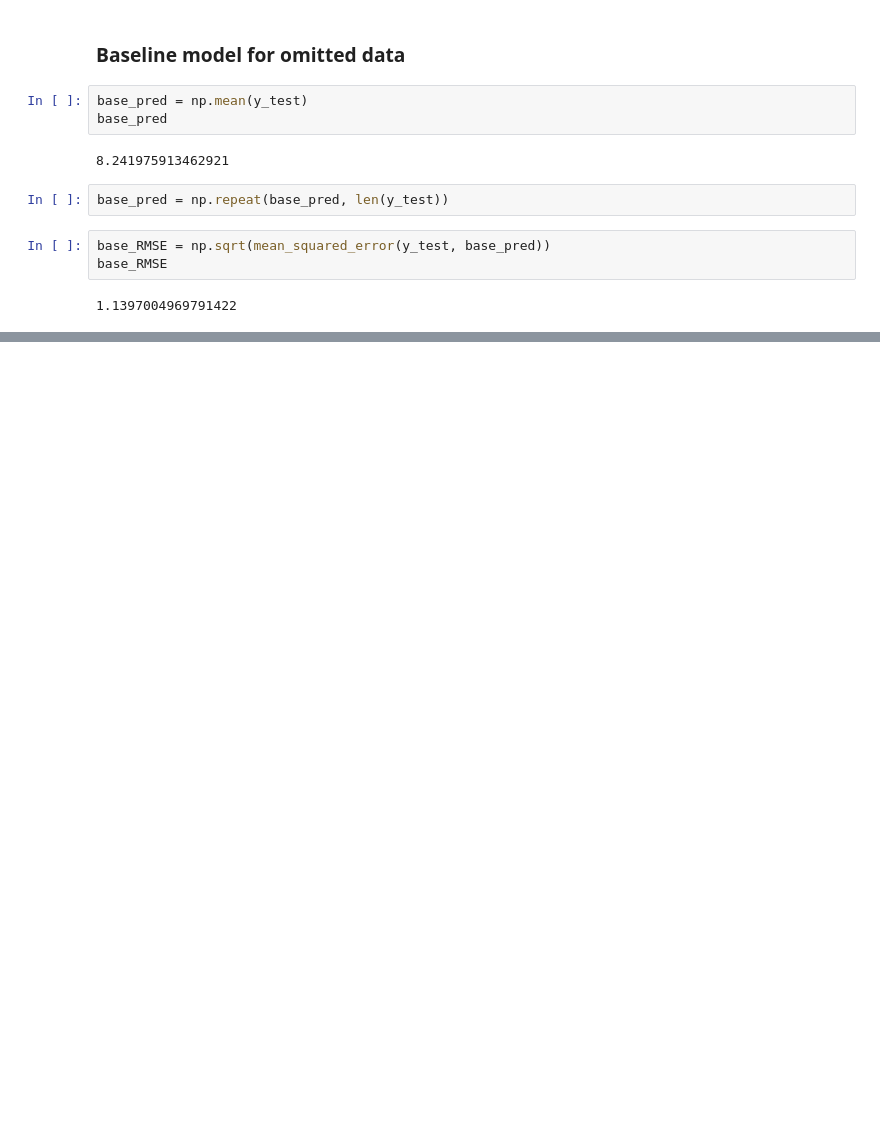
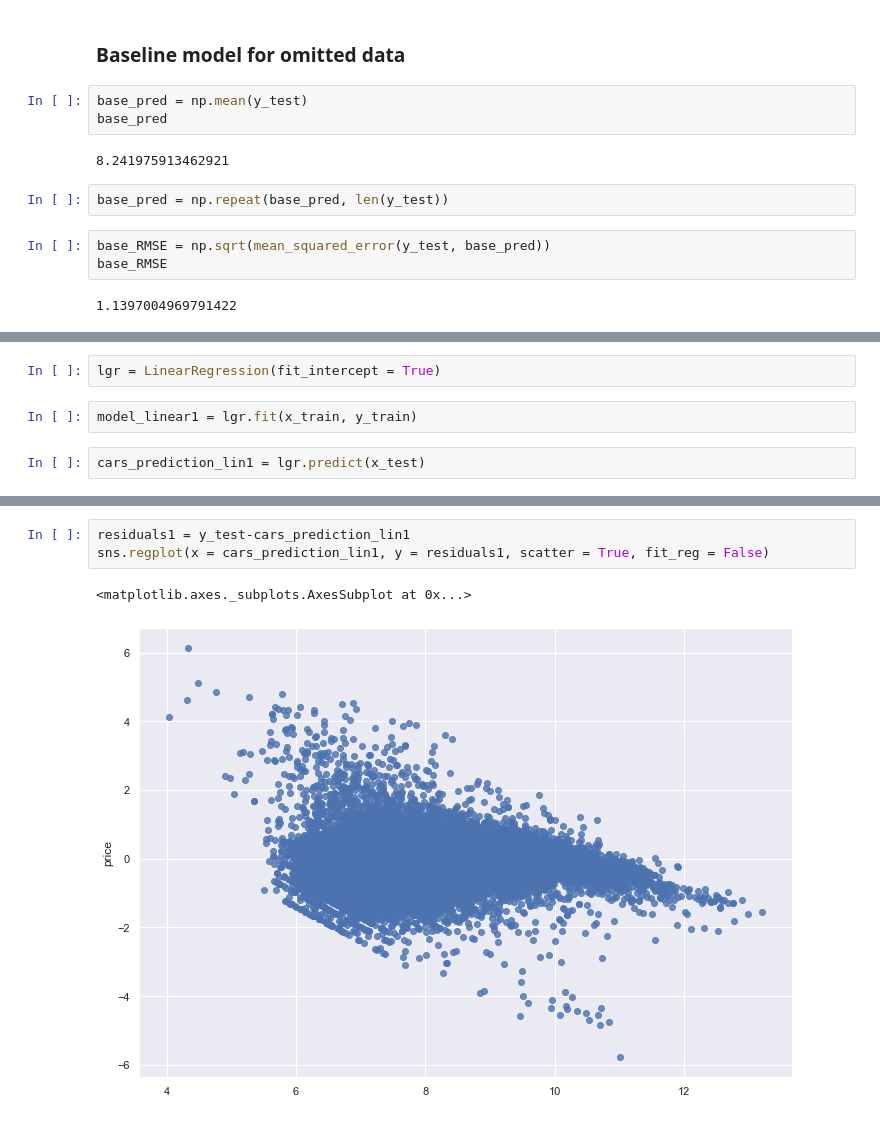
Before and after one commit to ketan9808/ML_Car_price_prediction, a Jupyter notebook: Car_price_prediction.ipynb, the cells around one changed output, grey strips where cells are left out. Saved outputs shown, nothing was run; the diff lists cells and outputs as text; blank space fills up the shorter version.

Commit message:
Added Linear Regression model for data with na values omitted

```diff
--- a/Car_price_prediction.ipynb
+++ b/Car_price_prediction.ipynb
@@ -705,0 +708,6 @@ base_RMSE
+# %%
+lgr = LinearRegression(fit_intercept = True)
+# %%
+model_linear1 = lgr.fit(x_train, y_train)
+# %%
+cars_prediction_lin1 = lgr.predict(x_test)
@@ -705,0 +728,6 @@ base_RMSE
+# %%
+residuals1 = y_test-cars_prediction_lin1
+sns.regplot(x = cars_prediction_lin1, y = residuals1, scatter = True, fit_reg = False)
+# %% [output]
+<matplotlib.axes._subplots.AxesSubplot at 0x...>
+[figure, added]
```
Also changed, not shown: parts of 4 cells of this notebook.
